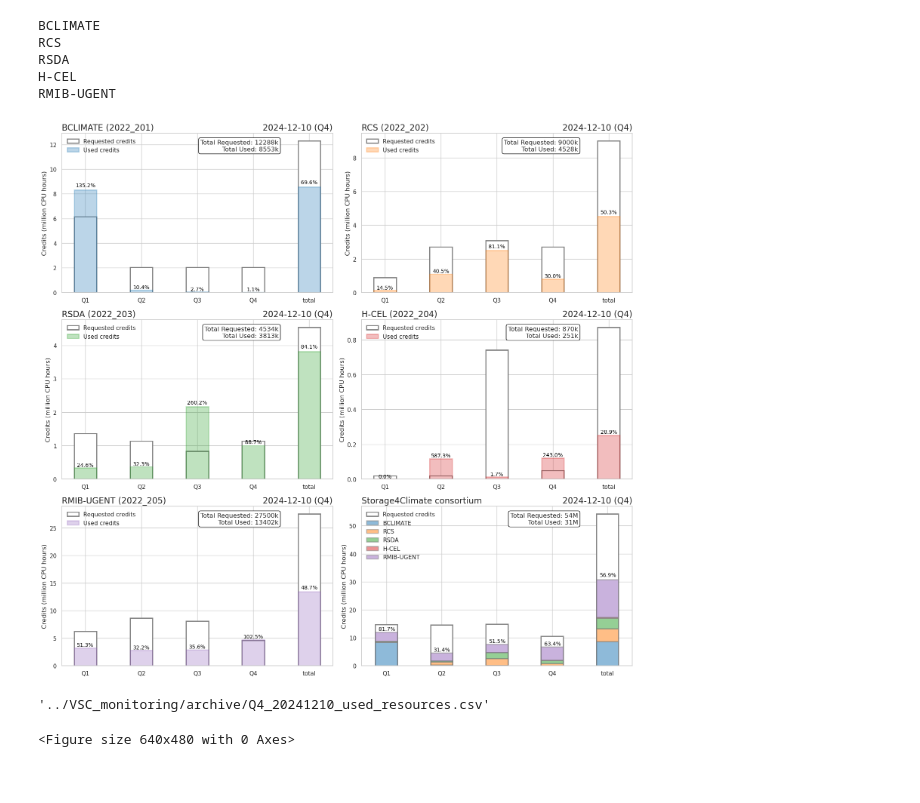
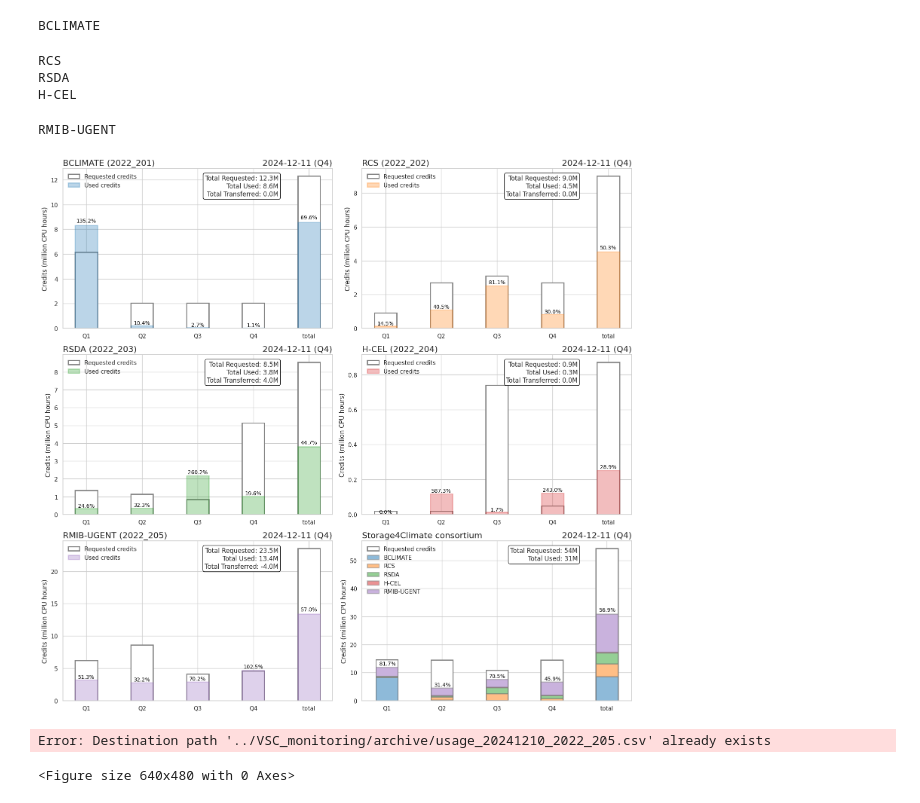
Before and after one commit to kobebryant432/storage4climate, a Jupyter notebook: check_resource_usage/VSC_monitoring/testing.ipynb, the cells around one changed output. Cells and saved outputs as stored; diff of their text form; code cells hidden in the pictures.

Commit message:
Added transfer of credits

```diff
--- a/check_resource_usage/VSC_monitoring/testing.ipynb
+++ b/check_resource_usage/VSC_monitoring/testing.ipynb
@@ -53,7 +53,9 @@ path = Path(git_dir) / f"VSC_monitoring/"
 
 file = f"requested_resources_{year}.csv"
 # load requested resources
-df_requested = pd.read_csv(file, delimiter=";",index_col=0)
+df_initial_requested = pd.read_csv(file, delimiter=";",index_col=0)
+df_transferred = pd.read_csv(f"transferred_resources_{year}.csv", delimiter=";",index_col=0)
+df_requested = df_initial_requested + df_transferred
 
 # select one project group
 
@@ -132,8 +134,9 @@ for i, group in enumerate(d_projects.keys()):
     # Add the total number of quarter and used credits in a box
     total_quarter_credits = quarter_credits['total']
     total_used_credits = used_credits['total']
+    total_transferred_credits = df_transferred.loc[group]['total']
 
-    text_str = f'Total Requested: {total_quarter_credits * 1e-3:.0f}k\nTotal Used: {total_used_credits * 1e-3:.0f}k'
+    text_str = f'Total Requested: {total_quarter_credits * 1e-6:.1f}M\nTotal Used: {total_used_credits * 1e-6:.1f}M\nTotal Transferred: {total_transferred_credits * 1e-6:.1f}M'
 
     # Add text with a box around it
     ax.text(0.8, 0.96, text_str, transform=ax.transAxes, ha='right', va='top', fontsize=12,
@@ -174,37 +177,37 @@ total_used_credits = (df_used_credits.loc[['Q1','Q2','Q3','Q4']]).sum().sum()
 text_str = f'Total Requested: {total_quarter_credits * 1e-6:.0f}M\nTotal Used: {total_used_credits * 1e-6:.0f}M'
 
 # Add text with a box around it
 ax.text(0.8, 0.96, text_str, transform=ax.transAxes, ha='right', va='top', fontsize=12,
         bbox=dict(facecolor='white', edgecolor='black', boxstyle='round,pad=0.3'))
 
 # Customize the plot
 ax.set_ylabel('Credits (million CPU hours)')
 ax.set_title(f'{pd.to_datetime(date).date()} ({current_quarter})', loc='right', size=16)
 ax.set_xticklabels(list(df_requested_credits.index), rotation=0)
 ax.set_title(f'Storage4Climate consortium', loc='left', size=16)
 ax.legend( frameon=False, loc='upper left')
 
 
 
 # Show plot
 plt.tight_layout()
 plt.show()
 
 
 # save figure and table
 plt.savefig(f'{git_dir}/VSC_monitoring/output/monitoring.png')
 df_used_credits.to_csv(f'{git_dir}/VSC_monitoring/output/used_resources.csv')
 
 #Move the csv file to the output archive folder
 shutil.move(all_files[0], f'{git_dir}/VSC_monitoring/archive/')
 shutil.copy(f'{git_dir}/VSC_monitoring/output/monitoring.png', f'{git_dir}/VSC_monitoring/archive/{current_quarter}_{date}_monitoring.png')
 shutil.copy(f'{git_dir}/VSC_monitoring/output/used_resources.csv', f'{git_dir}/VSC_monitoring/archive/{current_quarter}_{date}_used_resources.csv')
 # %% [output]
 BCLIMATE
-RCS
-RSDA
-H-CEL
-RMIB-UGENT
-[figure, old version]
-'../VSC_monitoring/archive/Q4_20241210_used_resources.csv'
+RCS
+RSDA
+H-CEL
-<Figure size 640x480 with 0 Axes>
+RMIB-UGENT
+[figure, new version]
+Error: Destination path '../VSC_monitoring/archive/usage_20241210_2022_205.csv' already exists
+<Figure size 640x480 with 0 Axes>
```
Also changed, not shown: 2 other files.
